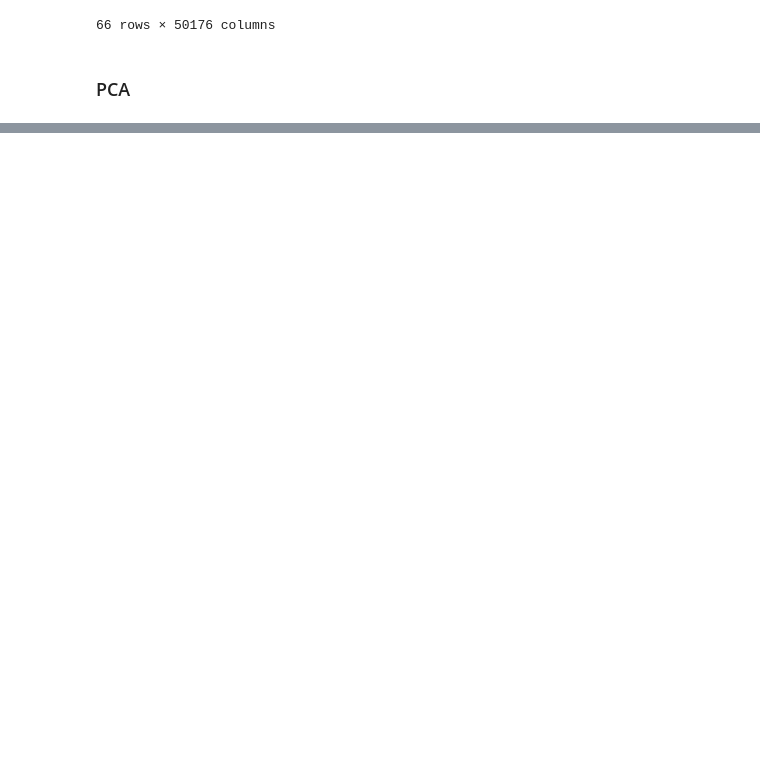
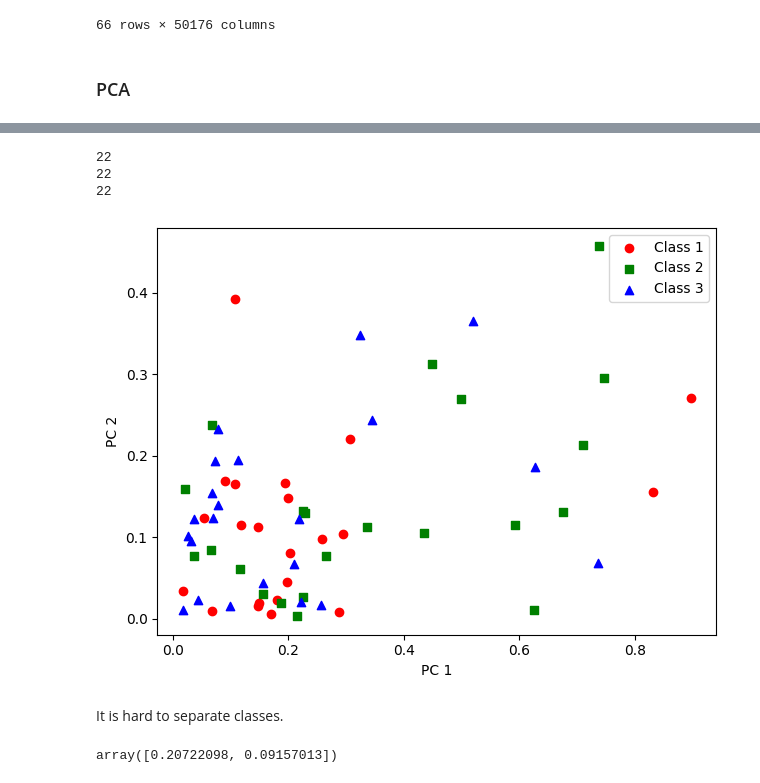
Before and after one commit to mklimek001/machine-learning-basics, a Jupyter notebook: lab2/pum_pca_corn.ipynb, the cells around one changed output, grey strips where cells are left out. Drawn from its saved outputs; the diff is of its cells as text; code cells hidden in the pictures; blank space fills up the shorter version.

```diff
--- a/lab2/pum_pca_corn.ipynb
+++ b/lab2/pum_pca_corn.ipynb
@@ -201,0 +413,6 @@ scaled_df_imgs
+# %%
+colors = ['r', 'g', 'b']
+markers = ['o', 's', '^']
+
+plot_params = [(np.unique(clss)).tolist(), colors, markers]
+plot_params
@@ -201,0 +421,7 @@ scaled_df_imgs
+# %%
+def get_indexes(list_with_item, item):
+    indexes = []
+    for i in range(len(list_with_item)):
+        if list_with_item[i] == item:
+            indexes.append(i)
+    return indexes
@@ -201,0 +448,24 @@ scaled_df_imgs
+# %%
+for i in range(3):
+    cls = plot_params[0][i]
+    color = plot_params[1][i]
+    marker = plot_params[2][i]
+    points = abs(pca_imgs)[get_indexes(clss, cls)]
+    print(len(points))
+    plt.scatter(points[:,0],
+                points[:,1],
+                c=color, label=f'Class {cls}', marker=marker)
+
+plt.xlabel('PC 1')
+plt.ylabel('PC 2')
+plt.legend(loc='upper right')
+plt.tight_layout()
+
+plt.show()
+# %% [output]
+22
+22
+22
+[figure, added]
+# %% [markdown]
+It is hard to separate classes.
@@ -201,0 +477,4 @@ scaled_df_imgs
+# %%
+pca.explained_variance_ratio_
+# %% [output]
+array([0.20722098, 0.09157013])
```
Also changed, not shown: parts of 76 cells of this notebook.
